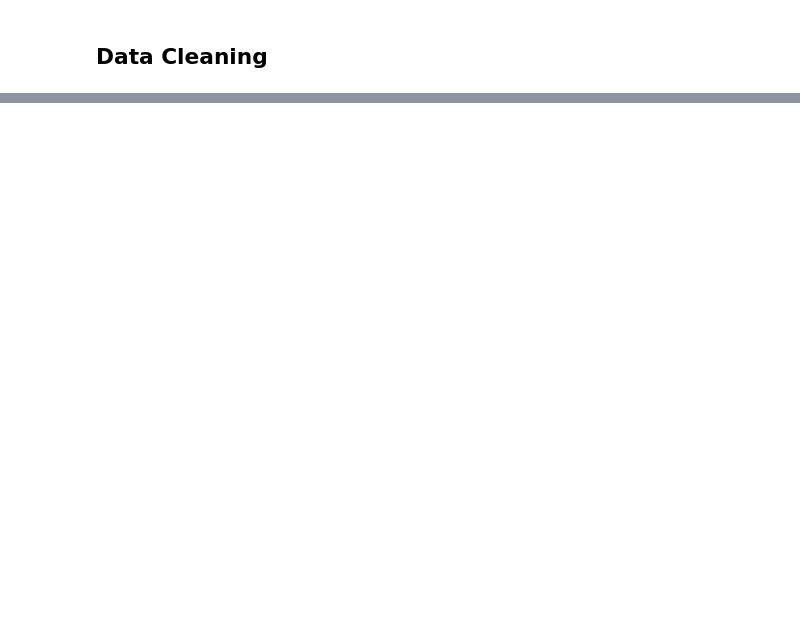
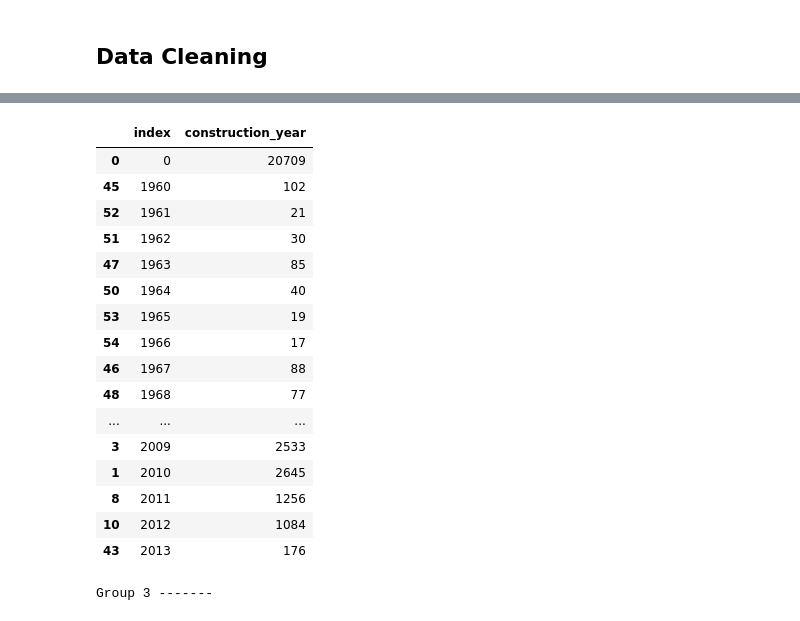
Before and after one commit to hardymunjal/MultiClass_Pump_Prediction, a Jupyter notebook: data_cleaning.ipynb, the cells around one changed output, grey strips where cells are left out. Drawn from its saved outputs; the diff is of its cells as text; code cells hidden in the pictures; blank space fills up the shorter version.

Commit message:
Data cleaning pipeline for last 21 features.

```diff
--- a/data_cleaning.ipynb
+++ b/data_cleaning.ipynb
@@ -56,2 +56,17 @@ Name: count, dtype: int64
 # %% [markdown]
 ## Data Cleaning
+# %%
+df = pump_data_val.iloc[:, 20:]
+# %%
+# clean all object/text columns. lower and strip
+
+# df_obj = df.select_dtypes(['object'])
+
+def trim_all_columns(df):
+    """
+    Trim whitespace from ends & lower each value across all series in dataframe
+    """
+    trim_strings = lambda x: x.lower().strip() if isinstance(x, str) else x
+    return df.applymap(trim_strings)
+# %%
+df = trim_all_columns(df)
@@ -57,0 +140,21 @@ Name: count, dtype: int64
+# %%
+# there are around 53 years since the earliest pump was made.
+df.construction_year.value_counts().reset_index().sort_values(by='index')
+# %% [output]
+|  | index | construction_year |
+| 0 | 0 | 20709 |
+| 45 | 1960 | 102 |
+| 52 | 1961 | 21 |
+| 51 | 1962 | 30 |
+| 47 | 1963 | 85 |
+| 50 | 1964 | 40 |
+| 53 | 1965 | 19 |
+| 54 | 1966 | 17 |
+| 46 | 1967 | 88 |
+| 48 | 1968 | 77 |
+| ... | ... | ... |
+| 3 | 2009 | 2533 |
+| 1 | 2010 | 2645 |
+| 8 | 2011 | 1256 |
+| 10 | 2012 | 1084 |
+| 43 | 2013 | 176 |
@@ -57,0 +164,13 @@ Name: count, dtype: int64
+# %%
+import pandas as pd
+
+years = years
+bin_edges = [1960, 1975, 1990, 2013, max(years) + 1]  # Customize the bin edges
+labels = ["Group 1", "Group 2", "Group 3", "Others"]  # Customize the labels
+
+# Perform the cut and assign labels
+categories = pd.cut(years, bins=bin_edges, labels=labels, retbins=False)
+
+print(categories, '-------')
+# %% [output]
+Group 3 -------
```
Also changed, not shown: parts of 44 cells of this notebook.
